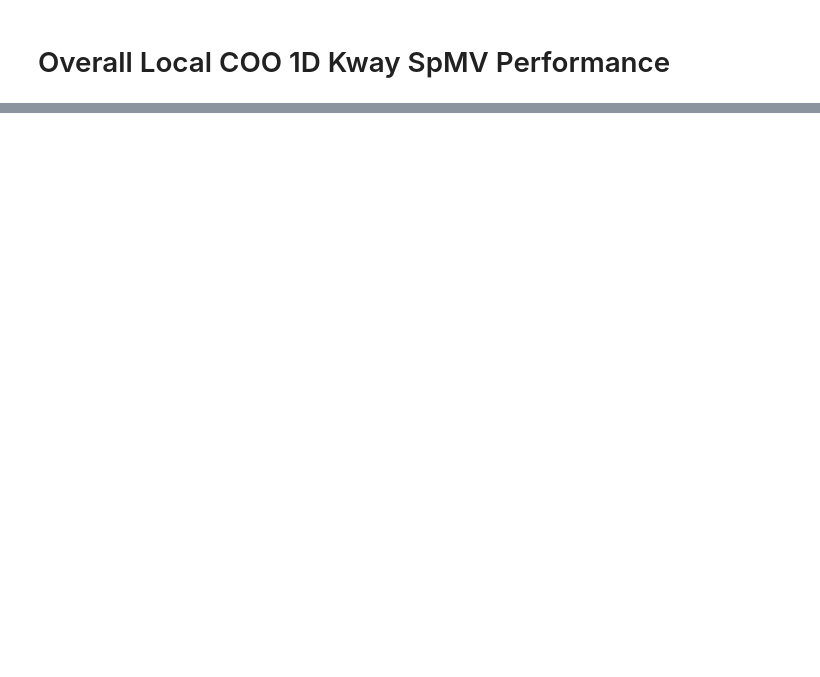
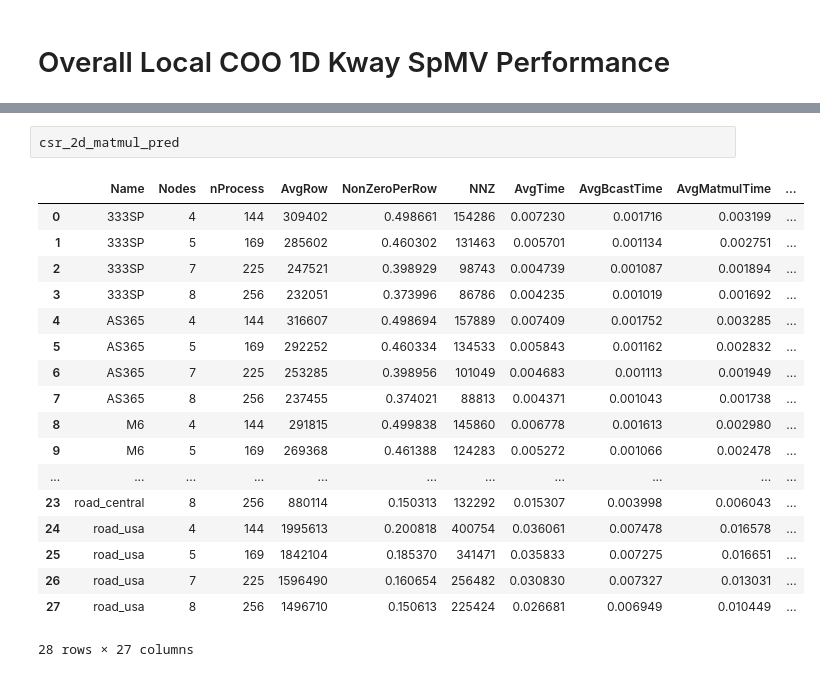
Before and after one commit to marufdsi/ConferencePapers, a Jupyter notebook: ICPP2021/PlotsGenerator.ipynb, the cells around one changed output, grey strips where cells are left out. Drawn from its saved outputs; the diff is of its cells as text; blank space fills up the shorter version.

```diff
--- a/ICPP2021/PlotsGenerator.ipynb
+++ b/ICPP2021/PlotsGenerator.ipynb
@@ -2911,0 +4609,21 @@ max(csr_gk_test["SeqSize"])
+# %%
+csr_2d_matmul_pred
+# %% [output]
+|  | Name | Nodes | nProcess | AvgRow | NonZeroPerRow | NNZ | AvgTime | AvgBcastTime | AvgMatmulTime | ... |
+| 0 | 333SP | 4 | 144 | 309402 | 0.498661 | 154286 | 0.007230 | 0.001716 | 0.003199 | ... |
+| 1 | 333SP | 5 | 169 | 285602 | 0.460302 | 131463 | 0.005701 | 0.001134 | 0.002751 | ... |
+| 2 | 333SP | 7 | 225 | 247521 | 0.398929 | 98743 | 0.004739 | 0.001087 | 0.001894 | ... |
+| 3 | 333SP | 8 | 256 | 232051 | 0.373996 | 86786 | 0.004235 | 0.001019 | 0.001692 | ... |
+| 4 | AS365 | 4 | 144 | 316607 | 0.498694 | 157889 | 0.007409 | 0.001752 | 0.003285 | ... |
+| 5 | AS365 | 5 | 169 | 292252 | 0.460334 | 134533 | 0.005843 | 0.001162 | 0.002832 | ... |
+| 6 | AS365 | 7 | 225 | 253285 | 0.398956 | 101049 | 0.004683 | 0.001113 | 0.001949 | ... |
+| 7 | AS365 | 8 | 256 | 237455 | 0.374021 | 88813 | 0.004371 | 0.001043 | 0.001738 | ... |
+| 8 | M6 | 4 | 144 | 291815 | 0.499838 | 145860 | 0.006778 | 0.001613 | 0.002980 | ... |
+| 9 | M6 | 5 | 169 | 269368 | 0.461388 | 124283 | 0.005272 | 0.001066 | 0.002478 | ... |
+| ... | ... | ... | ... | ... | ... | ... | ... | ... | ... | ... |
+| 23 | road_central | 8 | 256 | 880114 | 0.150313 | 132292 | 0.015307 | 0.003998 | 0.006043 | ... |
+| 24 | road_usa | 4 | 144 | 1995613 | 0.200818 | 400754 | 0.036061 | 0.007478 | 0.016578 | ... |
+| 25 | road_usa | 5 | 169 | 1842104 | 0.185370 | 341471 | 0.035833 | 0.007275 | 0.016651 | ... |
+| 26 | road_usa | 7 | 225 | 1596490 | 0.160654 | 256482 | 0.030830 | 0.007327 | 0.013031 | ... |
+| 27 | road_usa | 8 | 256 | 1496710 | 0.150613 | 225424 | 0.026681 | 0.006949 | 0.010449 | ... |
+28 rows × 27 columns
```
Also changed, not shown: parts of 49 cells of this notebook, 27 other files.
